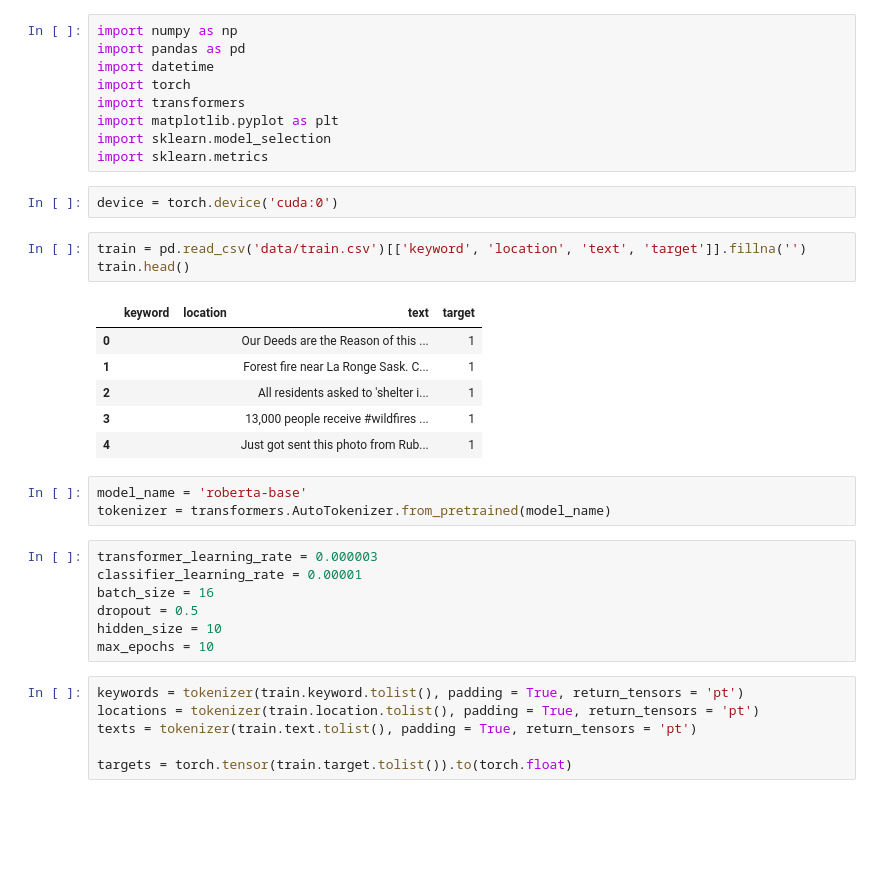
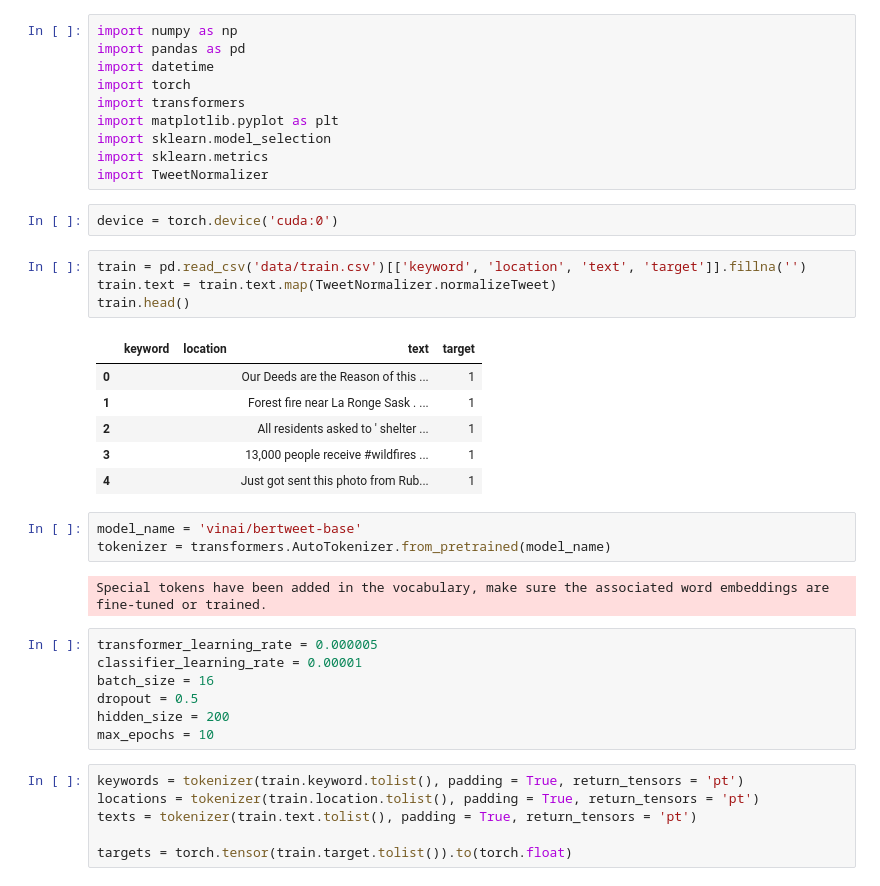
Before and after one commit to lorentzj/kaggle-disaster-tweets, a Jupyter notebook: train.ipynb, the cells around one changed output. Cells and saved outputs as stored; diff of their text form; blank space fills up the shorter version.

```diff
--- a/train.ipynb
+++ b/train.ipynb
@@ -7,27 +7,31 @@ import transformers
 import matplotlib.pyplot as plt
 import sklearn.model_selection
 import sklearn.metrics
+import TweetNormalizer
 # %%
 device = torch.device('cuda:0')
 # %%
 train = pd.read_csv('data/train.csv')[['keyword', 'location', 'text', 'target']].fillna('')
+train.text = train.text.map(TweetNormalizer.normalizeTweet)
 train.head()
 # %% [output]
 |  | keyword | location | text | target |
 | 0 |  |  | Our Deeds are the Reason of this ... | 1 |
-| 1 |  |  | Forest fire near La Ronge Sask. C... | 1 |
-| 2 |  |  | All residents asked to 'shelter i... | 1 |
+| 1 |  |  | Forest fire near La Ronge Sask . ... | 1 |
+| 2 |  |  | All residents asked to ' shelter ... | 1 |
 | 3 |  |  | 13,000 people receive #wildfires ... | 1 |
 | 4 |  |  | Just got sent this photo from Rub... | 1 |
 # %%
-model_name = 'roberta-base'
+model_name = 'vinai/bertweet-base'
 tokenizer = transformers.AutoTokenizer.from_pretrained(model_name)
+# %% [output]
+Special tokens have been added in the vocabulary, make sure the associated word embeddings are fine-tuned or trained.
 # %%
-transformer_learning_rate = 0.000003
+transformer_learning_rate = 0.000005
 classifier_learning_rate = 0.00001
 batch_size = 16
 dropout = 0.5
-hidden_size = 10
+hidden_size = 200
 max_epochs = 10
 # %%
 keywords = tokenizer(train.keyword.tolist(), padding = True, return_tensors = 'pt')
```
Also changed, not shown: parts of 8 cells of this notebook, 5 other files.
